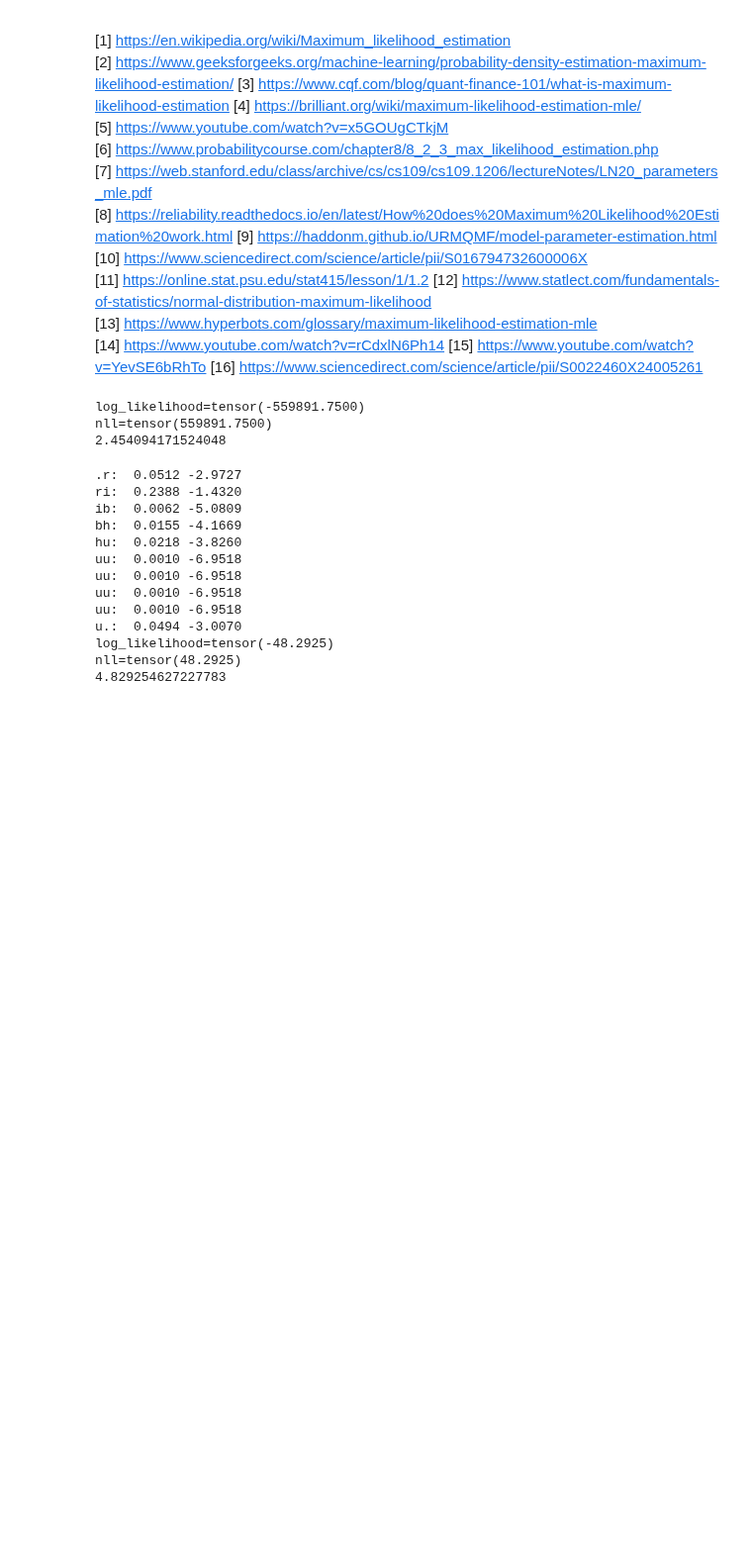
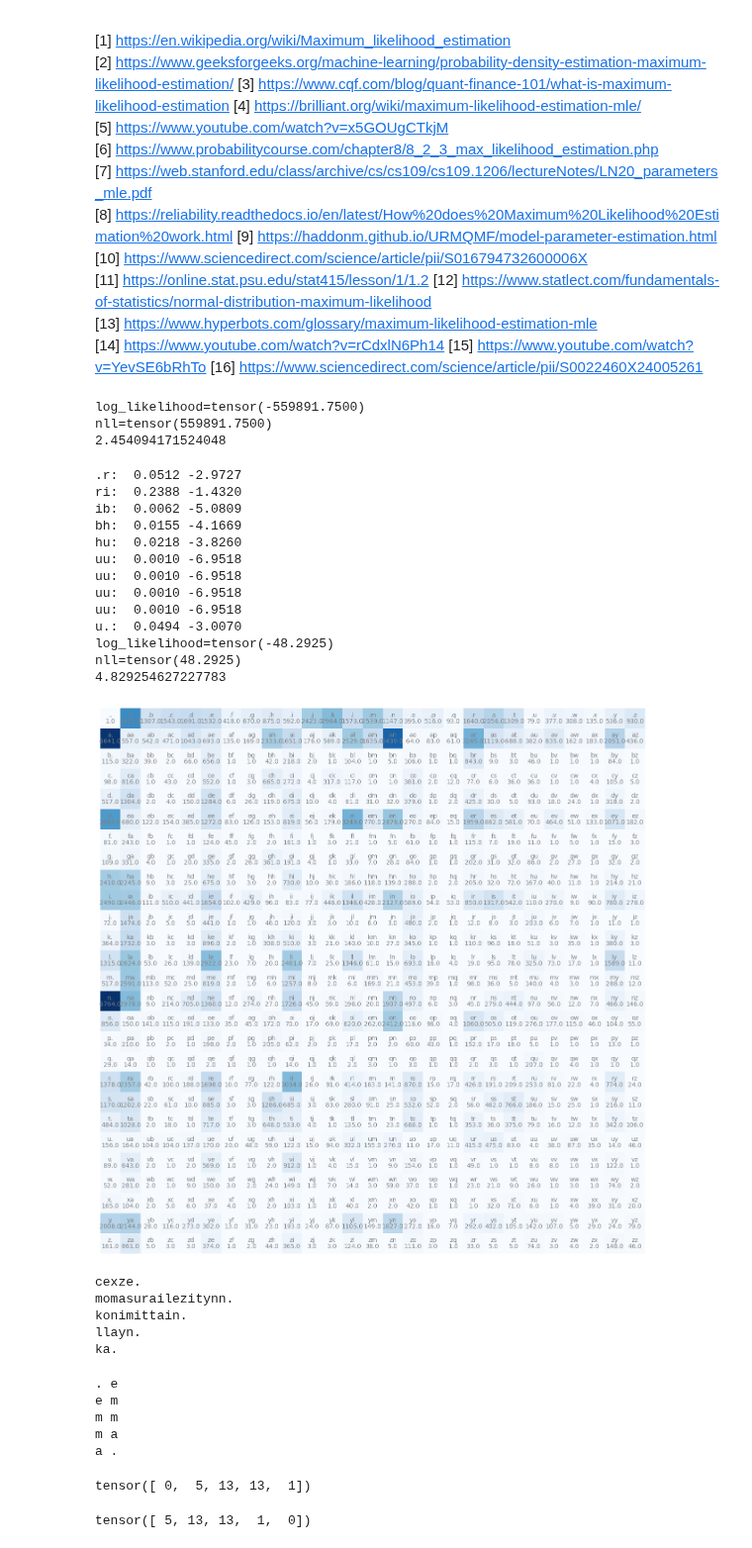
Before and after one commit to ribhuji/nn-learning, a Jupyter notebook: makemore.ipynb, the cells around one changed output. Shown at 99% size. Cells and saved outputs as stored; diff of their text form; code cells hidden in the pictures; blank space fills up the shorter version.

```diff
--- a/makemore.ipynb
+++ b/makemore.ipynb
@@ -315,3 +315,65 @@ u.:  0.0494 -3.0070
 log_likelihood=tensor(-48.2925)
 nll=tensor(48.2925)
 4.829254627227783
+# %%
+P = (N+1).float()
+# %%
+plt.figure(figsize=(16,16))
+plt.imshow(P, cmap='Blues')
+for i in range(27):
+    for j in range(27):
+        chstr = itos[i] + itos[j]
+        plt.text(j, i, chstr, ha="center", va="bottom", color='gray')
+        plt.text(j, i, P[i, j].item(), ha="center", va="top", color='gray')
+plt.axis('off');
+# %% [output]
+[figure, added]
+# %%
+P /= P.sum(1, keepdim=True)
+g = torch.Generator().manual_seed(2147483647)
+
+for i in range(5):
+    out = []
+    ix = 0
+    while True:
+        p = P[ix]
+        ix = torch.multinomial(p, num_samples=1, replacement=True, generator=g).item()
+        out.append(itos[ix])
+        if ix == 0:
+            break
+    print(''.join(out))
+# %% [output]
+cexze.
+momasurailezitynn.
+konimittain.
+llayn.
+ka.
+# %%
+# create the training set
+xs, ys = [], []
+
+for w in words[:1]:
+  chs = ['.'] + list(w) + ['.']
+  for ch1, ch2 in zip(chs, chs[1:]):
+    ix1 = stoi[ch1]
+    ix2 = stoi[ch2]
+    print(ch1, ch2)
+    xs.append(ix1)
+    ys.append(ix2)
+
+xs = torch.tensor(xs) #use lowercase t tensor when possible, it preserves data type
+ys = torch.tensor(ys)
+# %% [output]
+. e
+e m
+m m
+m a
+a .
+# %%
+xs
+# %% [output]
+tensor([ 0,  5, 13, 13,  1])
+# %%
+ys
+# %% [output]
+tensor([ 5, 13, 13,  1,  0])
```
Also changed, not shown: parts of 11 cells of this notebook.
